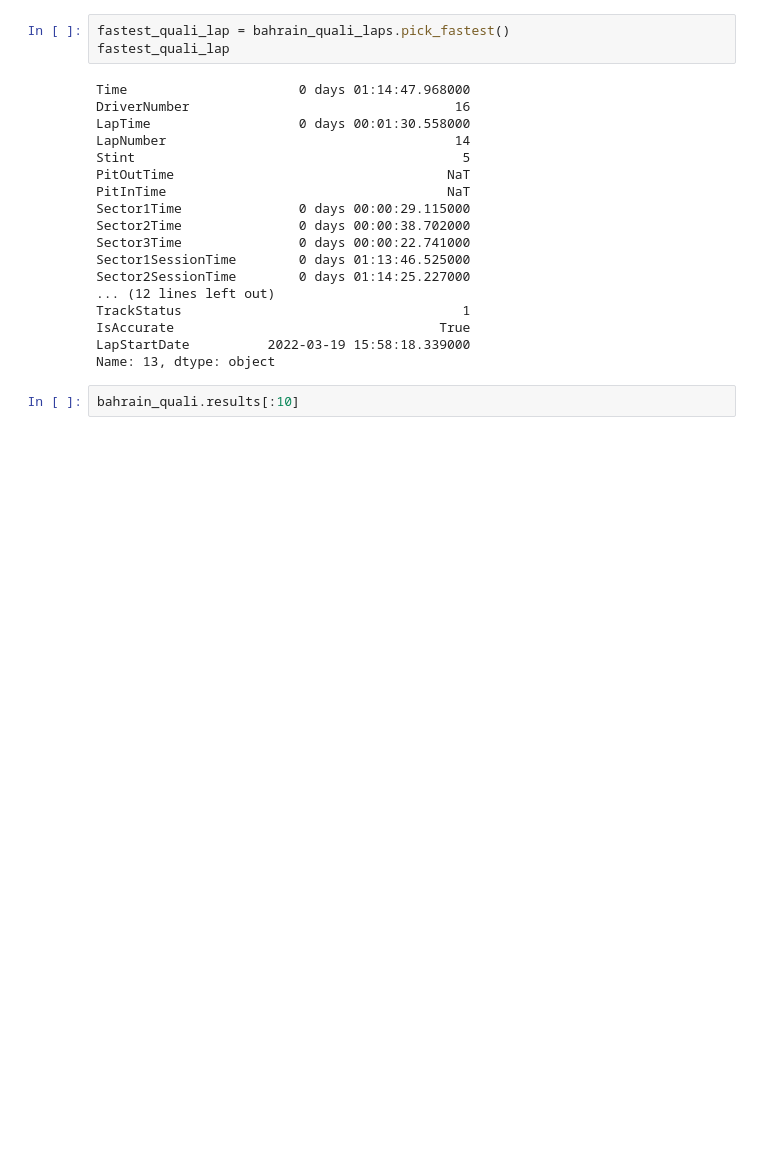
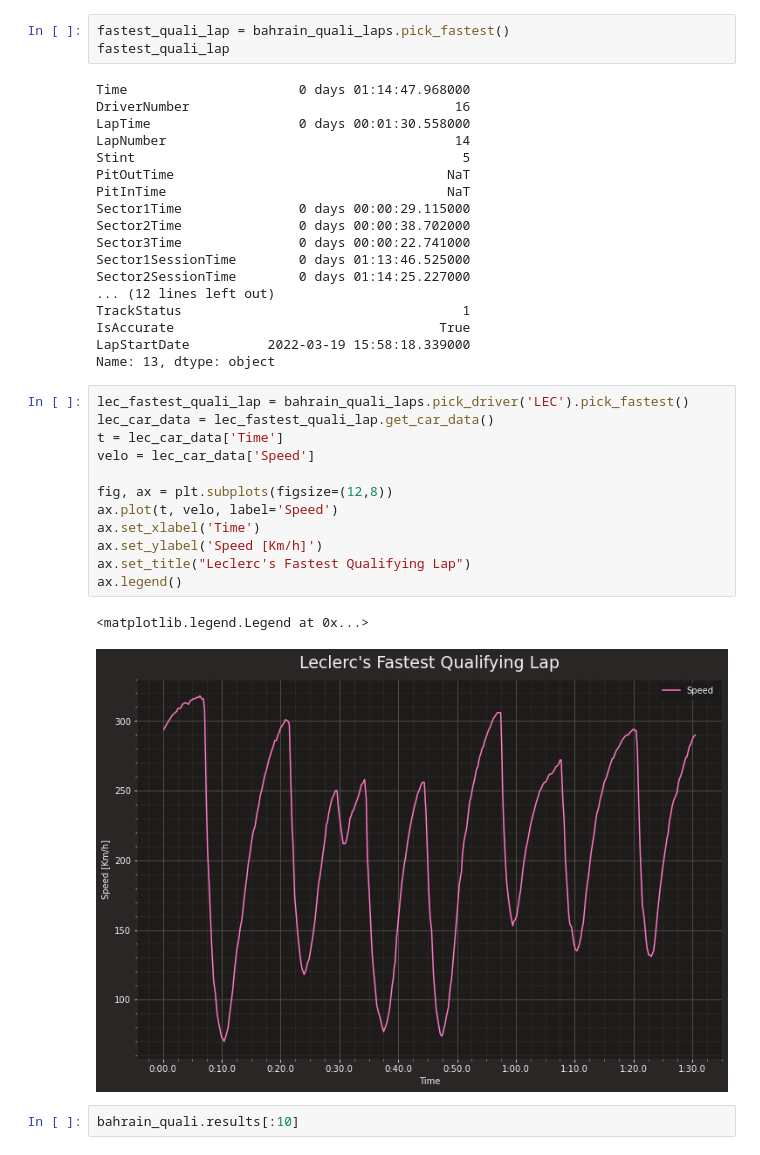
Before and after one commit to enesgasi/F1-2022-Season-Full-Analysis-With-Python, a Jupyter notebook: 1 Bahrain GP/bahrain.ipynb, the cells around one changed output. Saved outputs shown, nothing was run; the diff lists cells and outputs as text; blank space fills up the shorter version.

```diff
--- a/1 Bahrain GP/bahrain.ipynb
+++ b/1 Bahrain GP/bahrain.ipynb
@@ -56,6 +56,21 @@ TrackStatus                                    1
 IsAccurate                                  True
 LapStartDate          2022-03-19 15:58:18.339000
 Name: 13, dtype: object
+# %%
+lec_fastest_quali_lap = bahrain_quali_laps.pick_driver('LEC').pick_fastest()
+lec_car_data = lec_fastest_quali_lap.get_car_data()
+t = lec_car_data['Time']
+velo = lec_car_data['Speed']
+
+fig, ax = plt.subplots(figsize=(12,8))
+ax.plot(t, velo, label='Speed')
+ax.set_xlabel('Time')
+ax.set_ylabel('Speed [Km/h]')
+ax.set_title("Leclerc's Fastest Qualifying Lap")
+ax.legend()
+# %% [output]
+<matplotlib.legend.Legend at 0x...>
+[figure, added]
 # %%
 bahrain_quali.results[:10]
 # %% [output]
```
Also changed, not shown: parts of 4 cells of this notebook, 4 other files.
